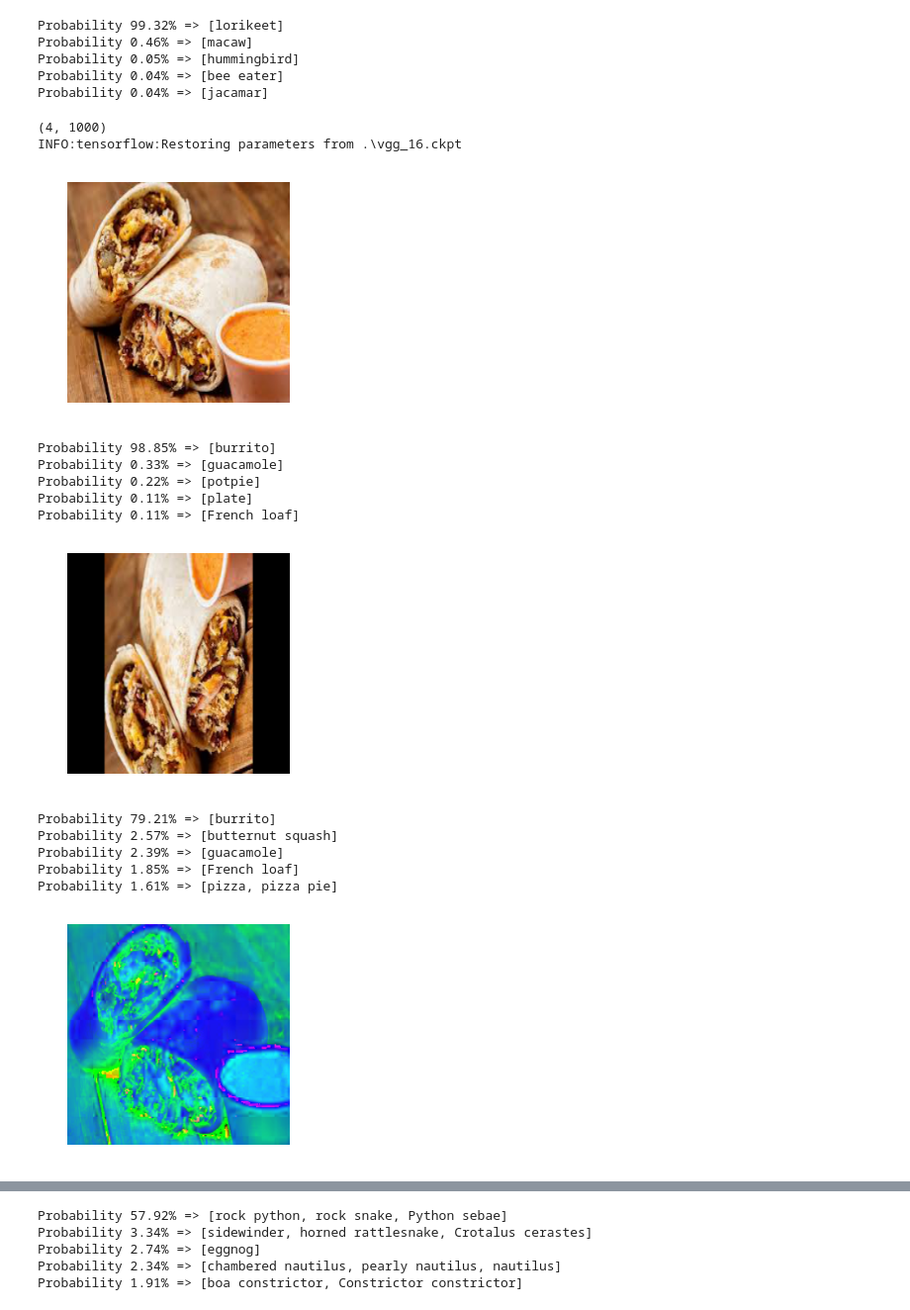
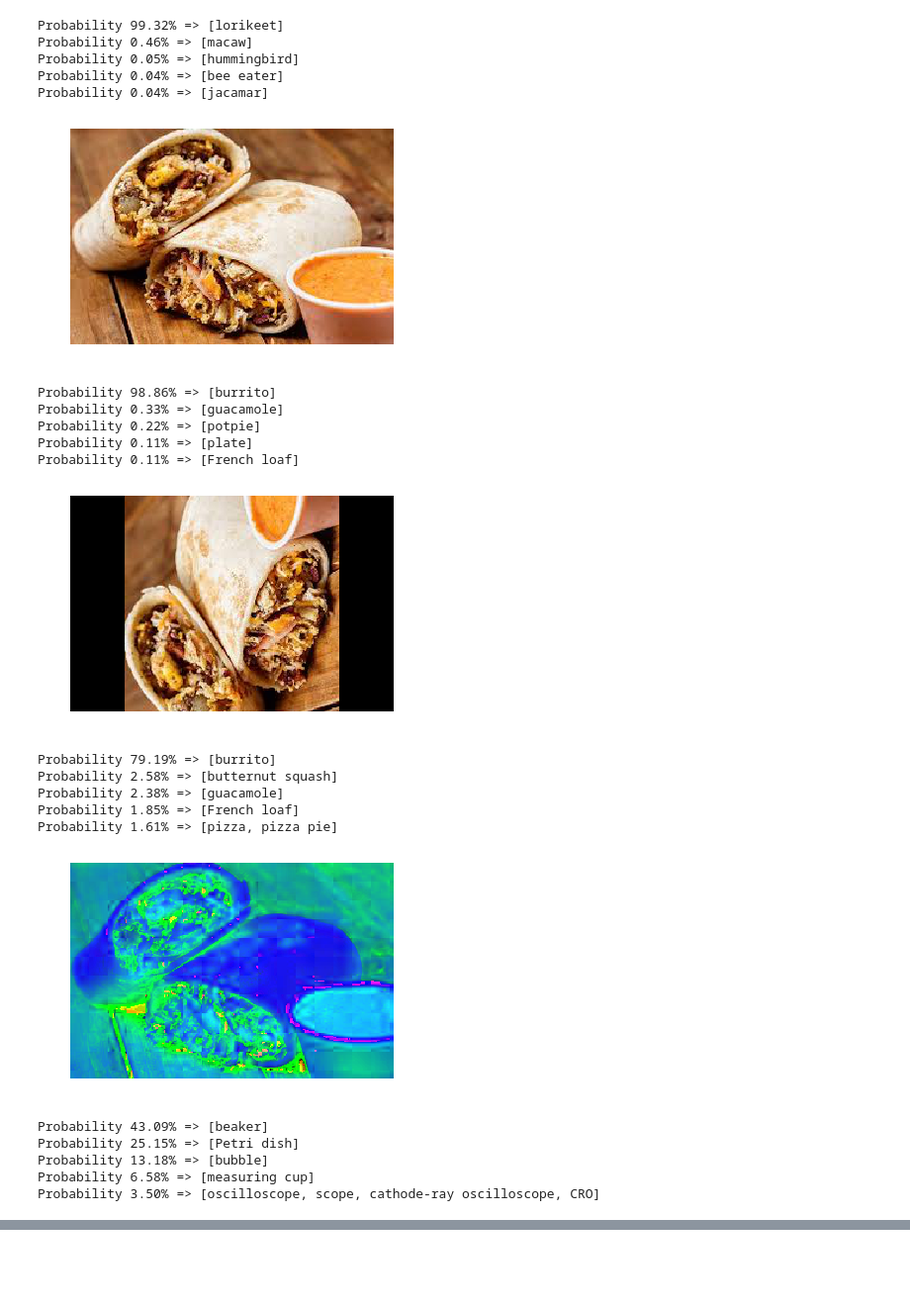
Before and after one commit to OrrAvrech/ComputerVision_Assignments, a Jupyter notebook: Hw1/Code/CVhw1.ipynb, the cells around one changed output, grey strips where cells are left out. Shown at 99% size. Saved outputs shown, nothing was run; the diff lists cells and outputs as text; code cells hidden in the pictures; blank space fills up the shorter version.

```diff
--- a/Hw1/Code/CVhw1.ipynb
+++ b/Hw1/Code/CVhw1.ipynb
@@ -47,6 +47,7 @@ import vgg
 
 # global
 image_size  = vgg.vgg_16.default_image_size
+initialized = False
 
 def build_graph():
     image_placeholder = tf.placeholder(tf.float32, shape=[None, None, 3])
@@ -111,47 +111,35 @@ Probability 0.04% => [jacamar]
 # %%
 from skimage import transform
 from skimage import color
 from skimage import filters
 
-tf.reset_default_graph()
+# image and some transformations
+orig_burrito          = mpimg.imread(os.path.join('..', 'Data', 'burrito.jpg'))
+g_tform_burrito       = transform.rotate(orig_burrito, angle=90)*255
+color_tform_burrito   = color.convert_colorspace(orig_burrito, 'RGB', 'HSV')*255
+filtered_burrito      = filters.gaussian(orig_burrito, sigma=3, multichannel=False)*255
 
-with tf.Graph().as_default():
-
-    # for display
-    orig_burrito          = mpimg.imread(os.path.join('..', 'Data', 'burrito.jpg'))
-    orig_burritoRS        = resize_squeeze(orig_burrito, image_size)
-    g_tform_burrito       = transform.rotate(orig_burrito, angle=90)*255
-    g_tform_burritoRS     = resize_squeeze(g_tform_burrito, image_size)
-    color_tform_burrito   = color.convert_colorspace(orig_burrito, 'RGB', 'HSV')*255
-    color_tform_burritoRS = resize_squeeze(color_tform_burrito, image_size)
-    filtered_burrito      = filters.gaussian(orig_burrito, sigma=3, multichannel=False)*255
-    filtered_burritoRS    = resize_squeeze(filtered_burrito, image_size)
-
-    # for vgg input
-    pimage_orig        = vgg_preprocessing.preprocess_image(orig_burrito, image_size, image_size, is_training=False)
-    pimage_g_tform     = vgg_preprocessing.preprocess_image(g_tform_burrito, image_size, image_size, is_training=False)
-    pimage_color_tform = vgg_preprocessing.preprocess_image(color_tform_burrito, image_size, image_size, is_training=False)
-    pimage_filtered    = vgg_preprocessing.preprocess_image(filtered_burrito, image_size, image_size, is_training=False)
-
-    # Network inputs for the two birds
-    batch_size          = 4
-    pimages             = tf.stack([pimage_orig, pimage_g_tform, pimage_color_tform, pimage_filtered])
-    raw_images_burrito  = tf.stack([orig_burritoRS, g_tform_burritoRS, color_tform_burritoRS, filtered_burritoRS])
-
-    vgg16_output(pimages, raw_images_burrito, batch_size)
+burrito_images = [orig_burrito, g_tform_burrito, color_tform_burrito, filtered_burrito]
+batch_size = len(burrito_images)
+for i in range(batch_size):
+    np_probabilities = predict(burrito_images[i], probabilities, image_placeholder, sess)
+    showImage(burrito_images[i], np_probabilities)
 # %% [output]
+[figure, new version]
-(4, 1000)
-INFO:tensorflow:Restoring parameters from .\vgg_16.ckpt
+Probability 98.86% => [burrito]
+Probability 0.33% => [guacamole]
+Probability 0.22% => [potpie]
+Probability 0.11% => [plate]
+Probability 0.11% => [French loaf]
-[figure, old version]
+[figure, new version]
-Probability 98.85% => [burrito]
-Probability 0.33% => [guacamole]
-Probability 0.22% => [potpie]
-Probability 0.11% => [plate]
-Probability 0.11% => [French loaf]
+Probability 79.19% => [burrito]
+Probability 2.58% => [butternut squash]
+Probability 2.38% => [guacamole]
+Probability 1.85% => [French loaf]
+Probability 1.61% => [pizza, pizza pie]
-[figure, old version]
+[figure, new version]
-Probability 79.21% => [burrito]
-Probability 2.57% => [butternut squash]
-Probability 2.39% => [guacamole]
-Probability 1.85% => [French loaf]
-Probability 1.61% => [pizza, pizza pie]
+Probability 43.09% => [beaker]
+Probability 25.15% => [Petri dish]
+Probability 13.18% => [bubble]
+Probability 6.58% => [measuring cup]
+Probability 3.50% => [oscilloscope, scope, cathode-ray oscilloscope, CRO]
-[figure, old version]
@@ -164,6 +152 @@ Probability 3.50% => [oscilloscope, scope, cathode-ray oscilloscope, CRO]
-Probability 57.92% => [rock python, rock snake, Python sebae]
-Probability 3.34% => [sidewinder, horned rattlesnake, Crotalus cerastes]
-Probability 2.74% => [eggnog]
-Probability 2.34% => [chambered nautilus, pearly nautilus, nautilus]
-Probability 1.91% => [boa constrictor, Constrictor constrictor]
 # %%
```
Also changed, not shown: parts of 4 cells of this notebook.
